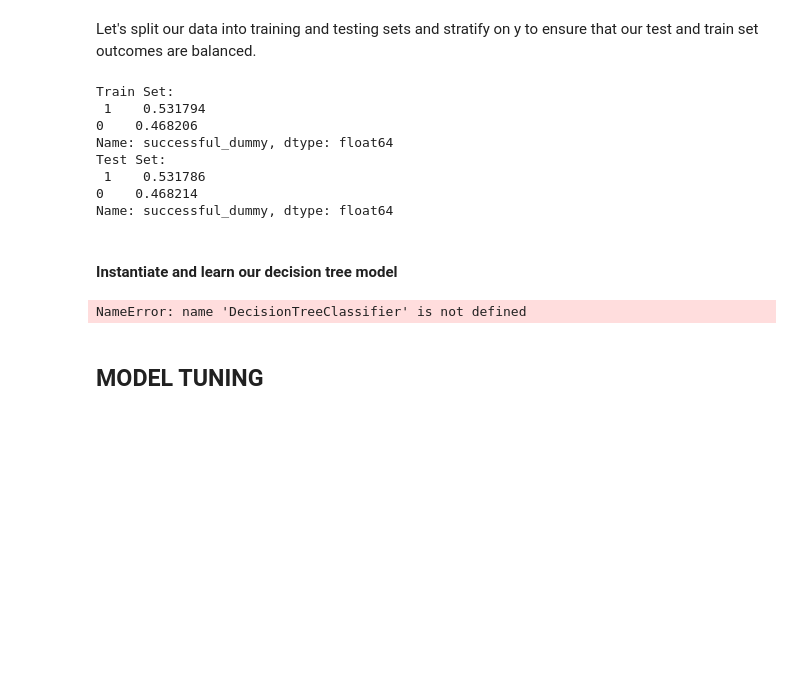
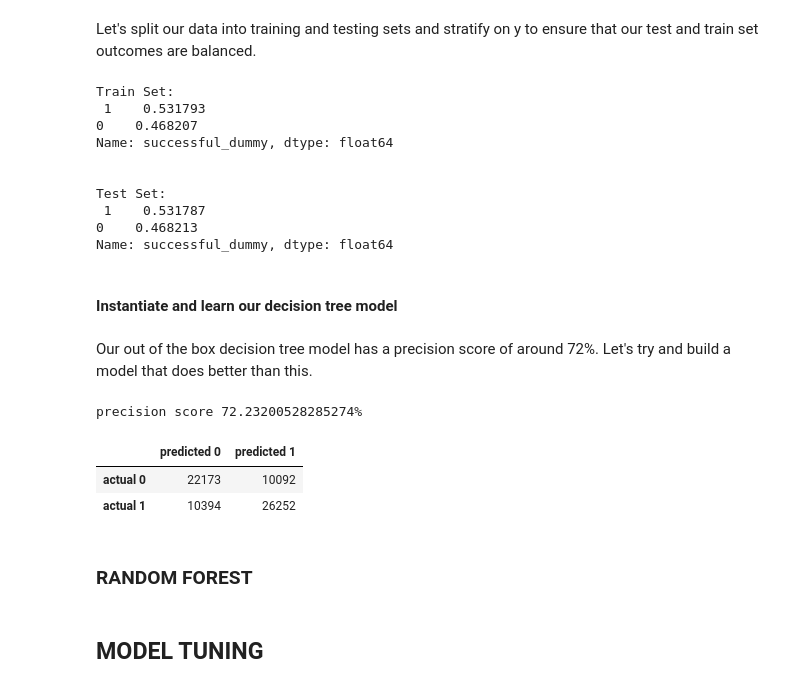
Before and after one commit to nateej1/kickstarter-campaign-classification, a Jupyter notebook: notebooks/04_reports/20190816-mlb-DRAFT-final-report.ipynb, the cells around one changed output. Saved outputs shown, nothing was run; the diff lists cells and outputs as text; code cells hidden in the pictures; blank space fills up the shorter version.

Commit message:
completed decision tree model

```diff
--- a/notebooks/04_reports/20190816-mlb-DRAFT-final-report.ipynb
+++ b/notebooks/04_reports/20190816-mlb-DRAFT-final-report.ipynb
@@ -374,0 +373,3 @@ It's not time to build our first model.
+# %%
+print('Number of Rows before dropping NAs: ',len(kick_proc))
+kick_proc.dropna(inplace=True)
@@ -399,23 +406,42 @@ Let's split our data into training and testing sets and stratify on y to ensure
 X_train, X_test, y_train, y_test = train_test_split(X, y, stratify=y)
 
 print('Train Set: \n', y_train.value_counts()/len(y_train))
+print('\n')
 print('Test Set: \n', y_test.value_counts()/len(y_test))
 # %% [output]
 Train Set:
- 1    0.531794
-0    0.468206
+ 1    0.531793
+0    0.468207
 Name: successful_dummy, dtype: float64
+
+
 Test Set:
- 1    0.531786
-0    0.468214
+ 1    0.531787
+0    0.468213
 Name: successful_dummy, dtype: float64
 # %% [markdown]
 #### Instantiate and learn our decision tree model
+# %% [markdown]
+Our out of the box decision tree model has a precision score of around 72%. Let's try and build a model that does better than this.
 # %%
 dtc = DecisionTreeClassifier()
 dtc.fit(X_train, y_train)
-# %% [output]
-NameError: name 'DecisionTreeClassifier' is not defined
+# %%
+y_pred = dtc.predict(X_test)
+print('precision score {}%'.format(precision_score(y_test, y_pred)*100))
+# %% [output]
+precision score 72.23200528285274%
+# %%
+conf_matrix = pd.DataFrame(confusion_matrix(y_test, y_pred),
+                           index = ['actual 0', 'actual 1'],
+                           columns = ['predicted 0', 'predicted 1'])
+conf_matrix
+# %% [output]
+|  | predicted 0 | predicted 1 |
+| actual 0 | 22173 | 10092 |
+| actual 1 | 10394 | 26252 |
+# %% [markdown]
+### RANDOM FOREST
 # %% [markdown]
 ## MODEL TUNING
 # %% [markdown]
```
Also changed, not shown: parts of 12 cells of this notebook.
